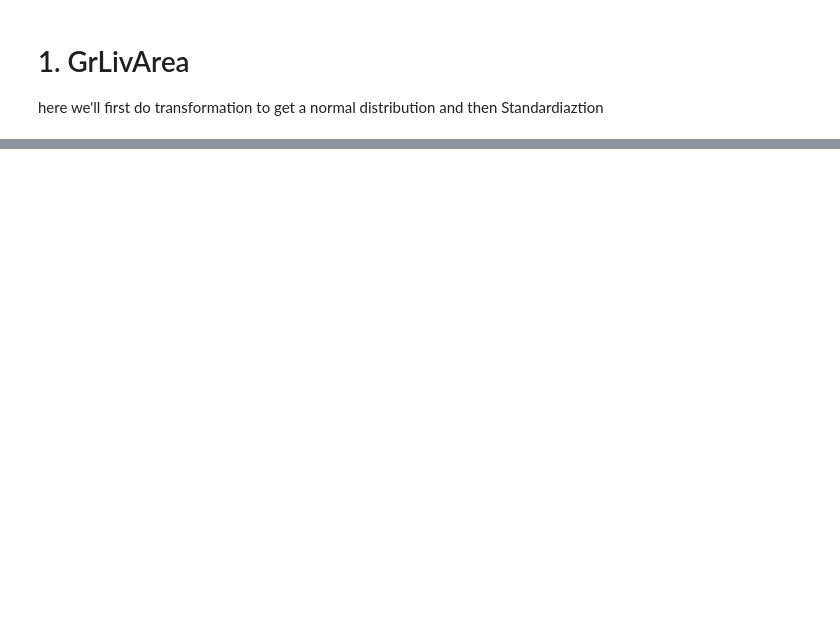
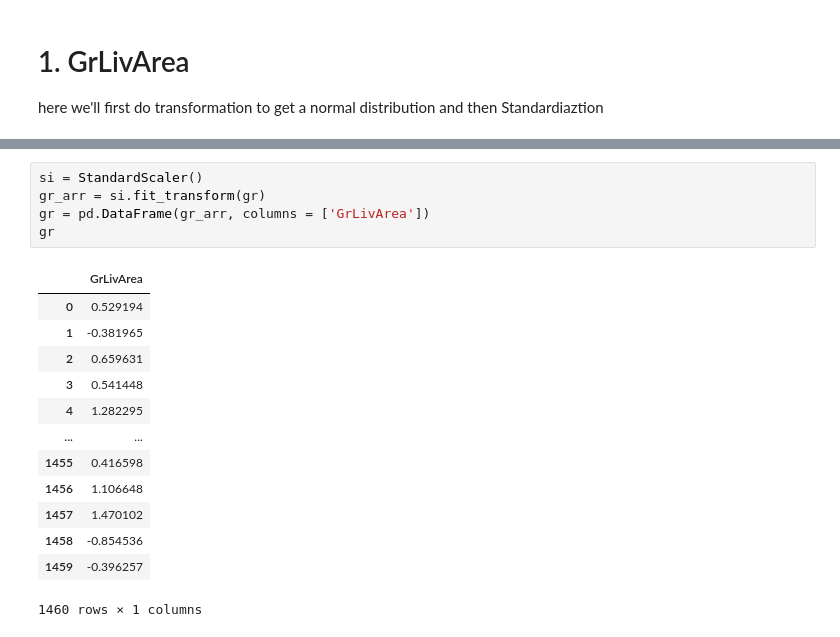
Before and after one commit to Shrikantlala24/Machine-learning, a Jupyter notebook: House_price_FE.ipynb, the cells around one changed output, grey strips where cells are left out. Cells and saved outputs as stored; diff of their text form; blank space fills up the shorter version.

```diff
--- a/House_price_FE.ipynb
+++ b/House_price_FE.ipynb
@@ -393,0 +413,19 @@ here we'll first do transformation to get a normal distribution and then Standar
+# %%
+si = StandardScaler()
+gr_arr = si.fit_transform(gr)
+gr = pd.DataFrame(gr_arr, columns = ['GrLivArea'])
+gr
+# %% [output]
+|  | GrLivArea |
+| 0 | 0.529194 |
+| 1 | -0.381965 |
+| 2 | 0.659631 |
+| 3 | 0.541448 |
+| 4 | 1.282295 |
+| ... | ... |
+| 1455 | 0.416598 |
+| 1456 | 1.106648 |
+| 1457 | 1.470102 |
+| 1458 | -0.854536 |
+| 1459 | -0.396257 |
+1460 rows × 1 columns
```
Also changed, not shown: parts of 2 cells of this notebook.
